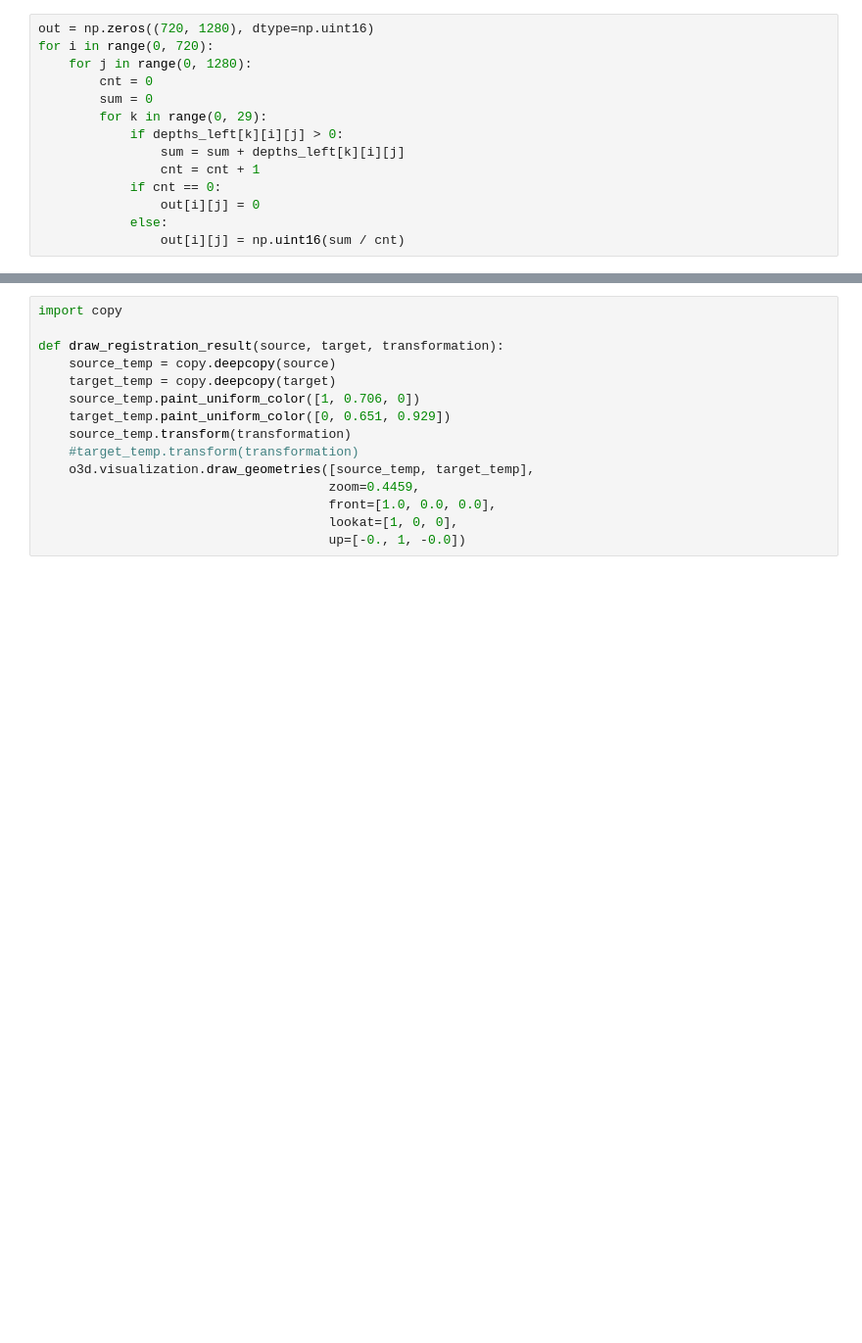
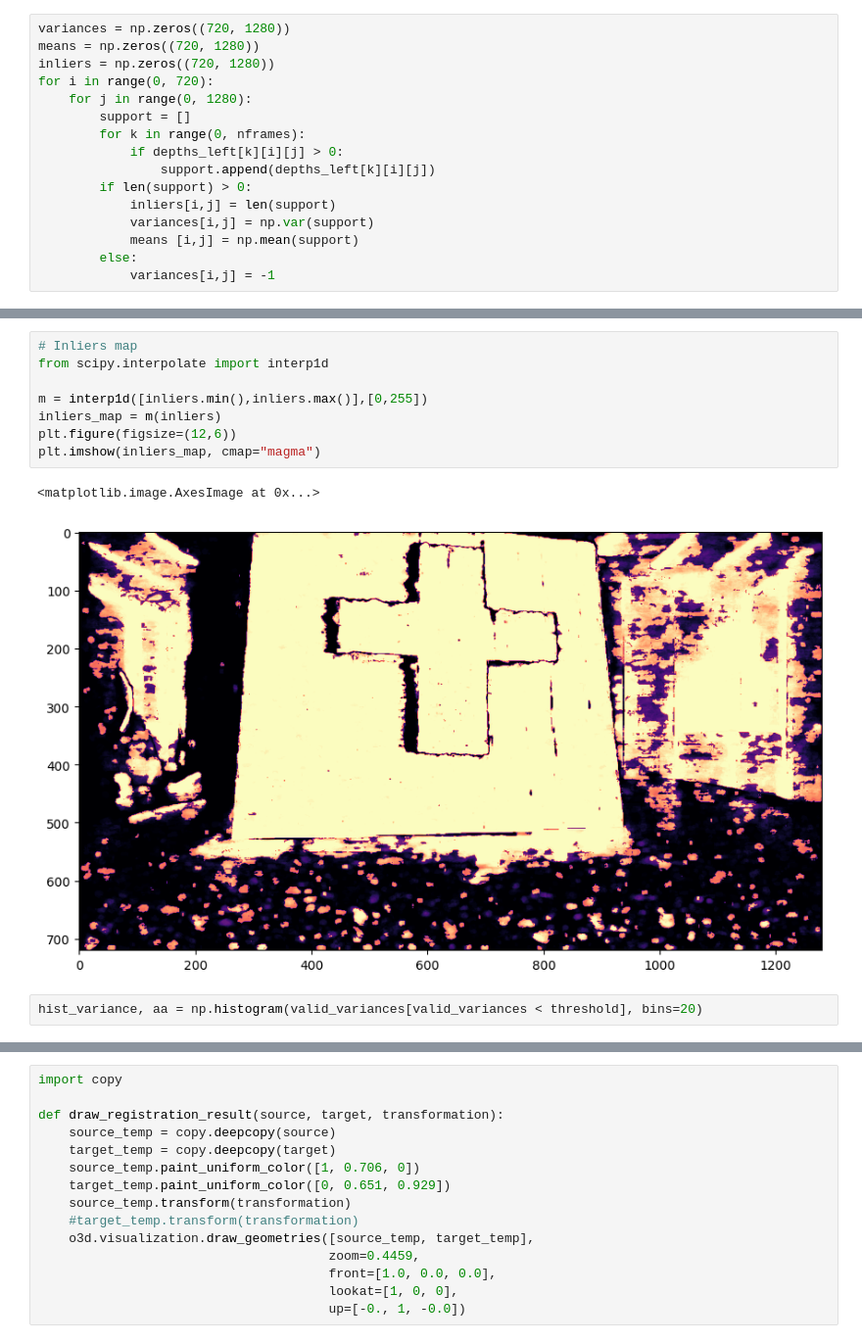
Before and after one commit to jacobuu/point_cloud, a Jupyter notebook: point_cloud.ipynb, the cells around one changed output, grey strips where cells are left out. Shown at 98% size. Drawn from its saved outputs; the diff is of its cells as text; blank space fills up the shorter version.

```diff
--- a/point_cloud.ipynb
+++ b/point_cloud.ipynb
@@ -69,14 +80,16 @@ pipeline_2.stop()
 # %%
-out = np.zeros((720, 1280), dtype=np.uint16)
+variances = np.zeros((720, 1280))
+means = np.zeros((720, 1280))
+inliers = np.zeros((720, 1280))
 for i in range(0, 720):
     for j in range(0, 1280):
-        cnt = 0
-        sum = 0
-        for k in range(0, 29):
+        support = []
+        for k in range(0, nframes):
             if depths_left[k][i][j] > 0:
-                sum = sum + depths_left[k][i][j]
-                cnt = cnt + 1
-            if cnt == 0:
-                out[i][j] = 0
-            else:
-                out[i][j] = np.uint16(sum / cnt)
+                support.append(depths_left[k][i][j])
+        if len(support) > 0:
+            inliers[i,j] = len(support)
+            variances[i,j] = np.var(support)
+            means [i,j] = np.mean(support)
+        else:
+            variances[i,j] = -1
@@ -114,0 +144,13 @@ rgbd_image_right = o3d.geometry.RGBDImage.create_from_color_and_depth(color_raw_
+# %%
+# Inliers map
+from scipy.interpolate import interp1d
+
+m = interp1d([inliers.min(),inliers.max()],[0,255])
+inliers_map = m(inliers)
+plt.figure(figsize=(12,6))
+plt.imshow(inliers_map, cmap="magma")
+# %% [output]
+<matplotlib.image.AxesImage at 0x...>
+[figure, added]
+# %%
+hist_variance, aa = np.histogram(valid_variances[valid_variances < threshold], bins=20)
```
Also changed, not shown: parts of 28 cells of this notebook, 7 other files.
